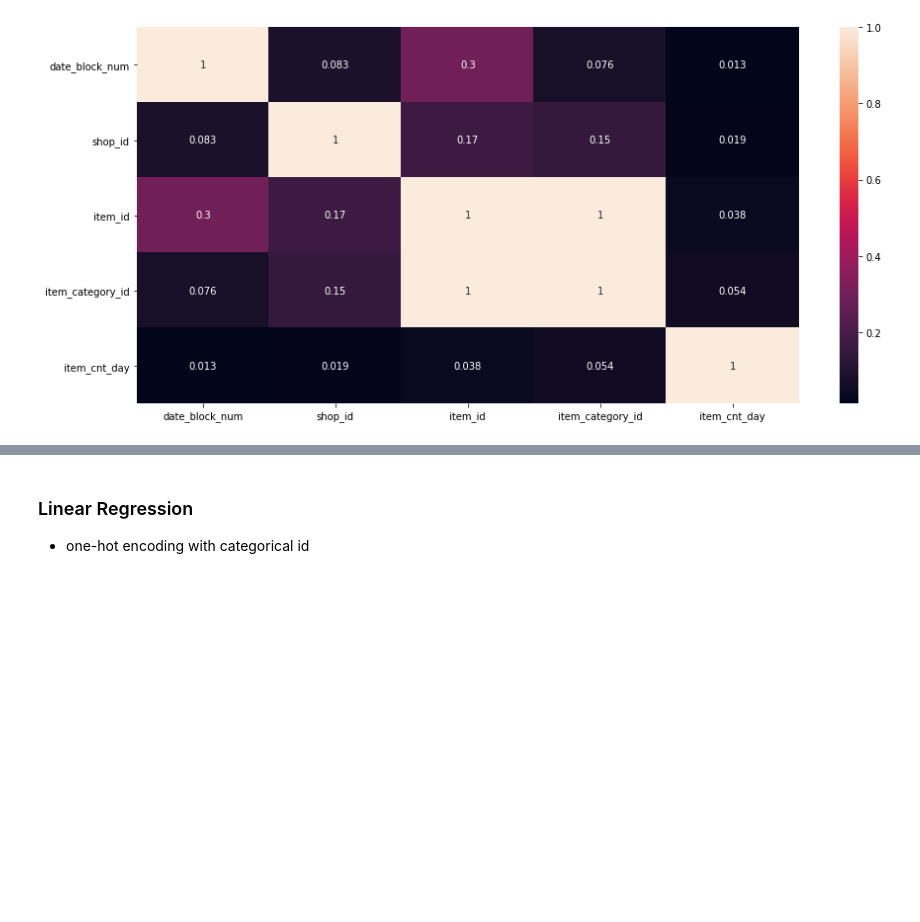
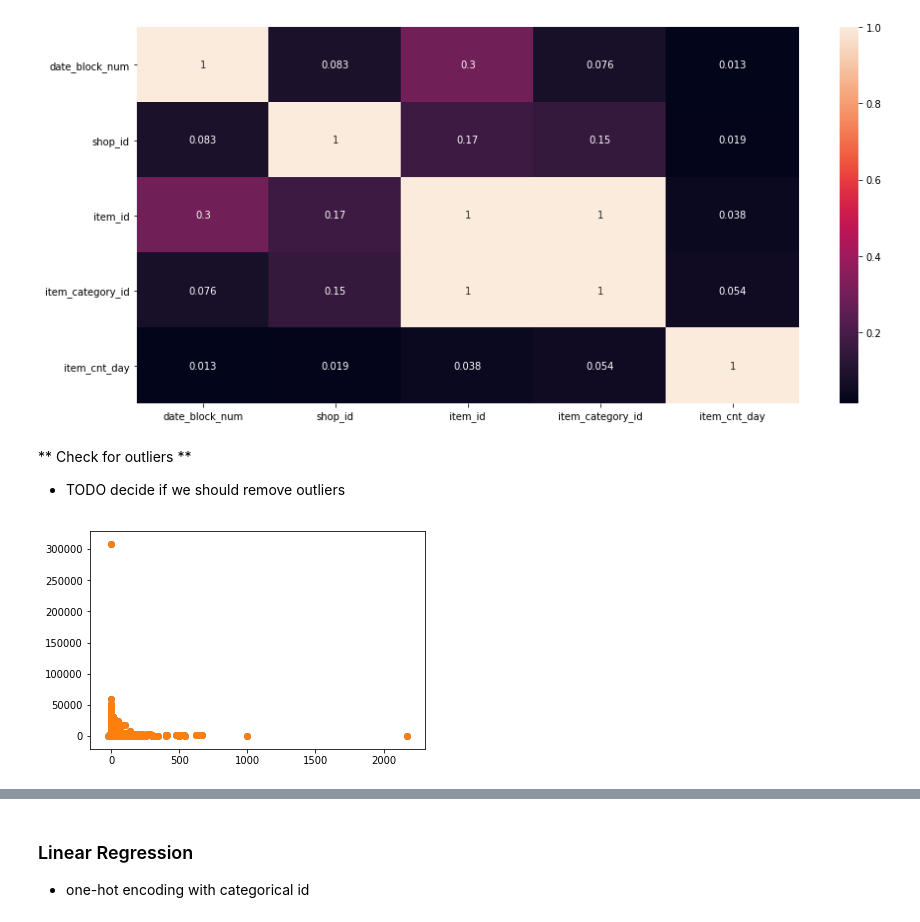
Before and after one commit to Chialijuan/kayabuttertoast, a Jupyter notebook: jupyter_nb/lijuan_kernel.ipynb, the cells around one changed output, grey strips where cells are left out. Cells and saved outputs as stored; diff of their text form; code cells hidden in the pictures; blank space fills up the shorter version.

```diff
--- a/jupyter_nb/lijuan_kernel.ipynb
+++ b/jupyter_nb/lijuan_kernel.ipynb
@@ -225,3 +225,11 @@ plt.show()
 <matplotlib.figure.Figure at 0x...>
 <matplotlib.figure.Figure at 0x...>
 [figure]
+# %% [markdown]
+** Check for outliers **
+* TODO decide if we should remove outliers
+# %%
+plt.scatter(full_train['item_cnt_day'], full_train['item_price'])
+plt.show()
+# %% [output]
+[figure, added]
```
Also changed, not shown: parts of 11 cells of this notebook.
